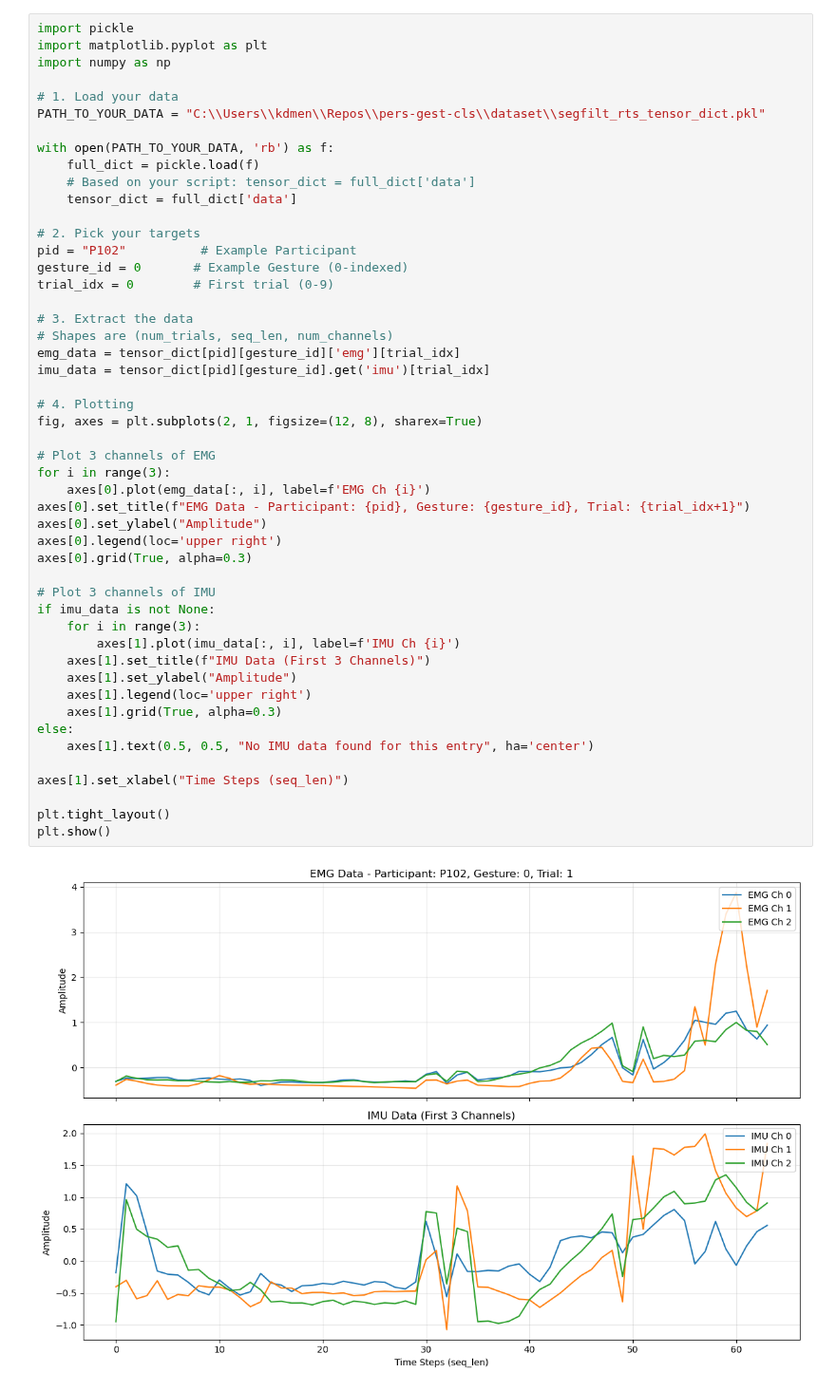
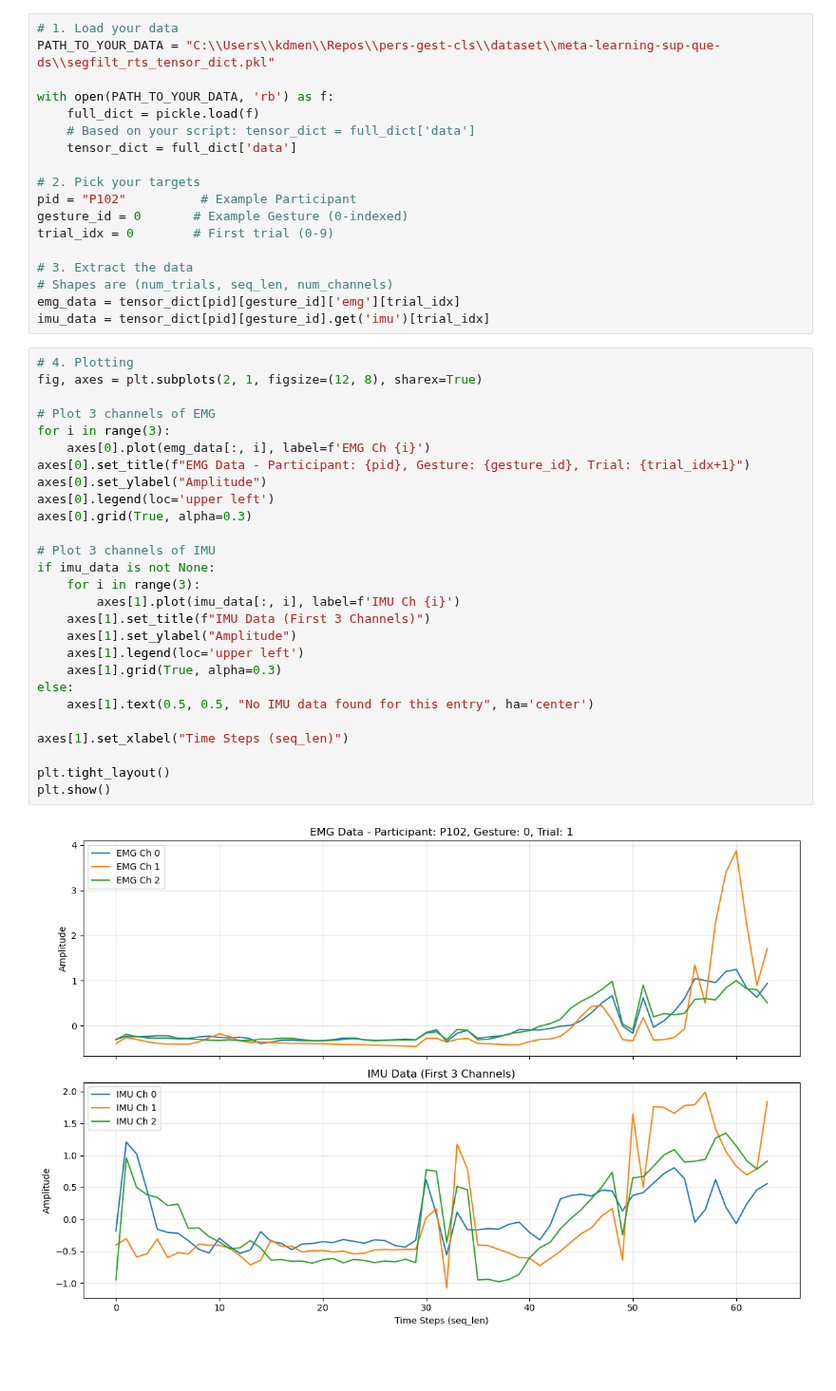
Before and after one commit to kdmalc/pers-gest-cls, a Jupyter notebook: system/universal_preprocessing/channel_visualization.ipynb, the cells around one changed output. Shown at 95% size. Cells and saved outputs as stored; diff of their text form; blank space fills up the shorter version.

Commit message:
Working on paper figures

```diff
--- a/system/universal_preprocessing/channel_visualization.ipynb
+++ b/system/universal_preprocessing/channel_visualization.ipynb
@@ -1,51 +5,47 @@
+# %%
+# 1. Load your data
+PATH_TO_YOUR_DATA = "C:\\Users\\kdmen\\Repos\\pers-gest-cls\\dataset\\meta-learning-sup-que-ds\\segfilt_rts_tensor_dict.pkl"
+
+with open(PATH_TO_YOUR_DATA, 'rb') as f:
+    full_dict = pickle.load(f)
+    # Based on your script: tensor_dict = full_dict['data']
+    tensor_dict = full_dict['data']
+
+# 2. Pick your targets
+pid = "P102"          # Example Participant
+gesture_id = 0       # Example Gesture (0-indexed)
+trial_idx = 0        # First trial (0-9)
+
+# 3. Extract the data
+# Shapes are (num_trials, seq_len, num_channels)
+emg_data = tensor_dict[pid][gesture_id]['emg'][trial_idx]
+imu_data = tensor_dict[pid][gesture_id].get('imu')[trial_idx]
 # %%
-import pickle
-import matplotlib.pyplot as plt
-import numpy as np
-
-# 1. Load your data
-PATH_TO_YOUR_DATA = "C:\\Users\\kdmen\\Repos\\pers-gest-cls\\dataset\\segfilt_rts_tensor_dict.pkl"
-
-with open(PATH_TO_YOUR_DATA, 'rb') as f:
-    full_dict = pickle.load(f)
-    # Based on your script: tensor_dict = full_dict['data']
-    tensor_dict = full_dict['data']
-
-# 2. Pick your targets
-pid = "P102"          # Example Participant
-gesture_id = 0       # Example Gesture (0-indexed)
-trial_idx = 0        # First trial (0-9)
-
-# 3. Extract the data
-# Shapes are (num_trials, seq_len, num_channels)
-emg_data = tensor_dict[pid][gesture_id]['emg'][trial_idx]
-imu_data = tensor_dict[pid][gesture_id].get('imu')[trial_idx]
-
 # 4. Plotting
 fig, axes = plt.subplots(2, 1, figsize=(12, 8), sharex=True)
 
 # Plot 3 channels of EMG
 for i in range(3):
     axes[0].plot(emg_data[:, i], label=f'EMG Ch {i}')
 axes[0].set_title(f"EMG Data - Participant: {pid}, Gesture: {gesture_id}, Trial: {trial_idx+1}")
 axes[0].set_ylabel("Amplitude")
-axes[0].legend(loc='upper right')
+axes[0].legend(loc='upper left')
 axes[0].grid(True, alpha=0.3)
 
 # Plot 3 channels of IMU
 if imu_data is not None:
     for i in range(3):
         axes[1].plot(imu_data[:, i], label=f'IMU Ch {i}')
     axes[1].set_title(f"IMU Data (First 3 Channels)")
     axes[1].set_ylabel("Amplitude")
-    axes[1].legend(loc='upper right')
+    axes[1].legend(loc='upper left')
     axes[1].grid(True, alpha=0.3)
 else:
     axes[1].text(0.5, 0.5, "No IMU data found for this entry", ha='center')
 
 axes[1].set_xlabel("Time Steps (seq_len)")
 
 plt.tight_layout()
 plt.show()
 # %% [output]
-[figure, old version]
+[figure, new version]
```
Also changed, not shown: parts of 2 cells of this notebook, 1 other file.
